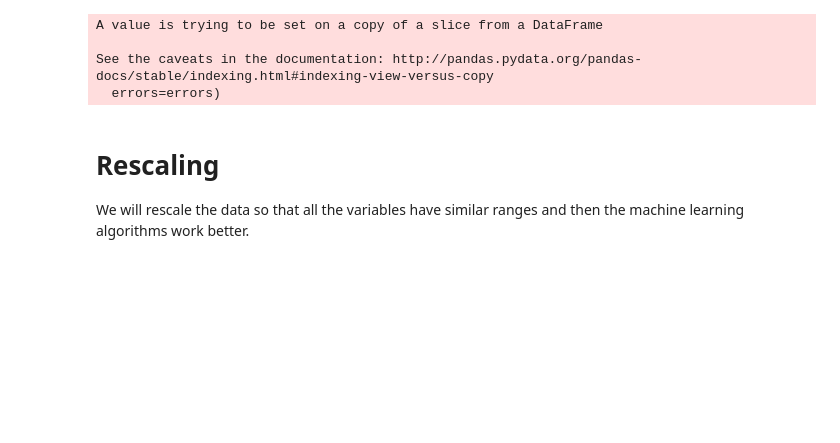
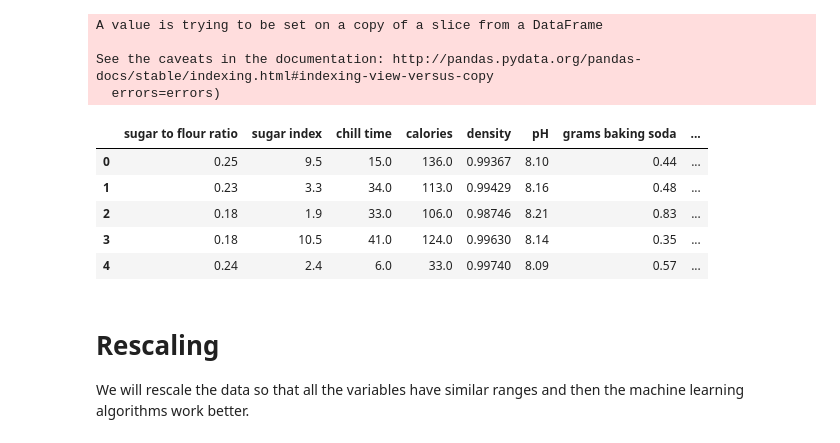
Before and after one commit to miquelpetit/Cookie-Flea-ML, a Jupyter notebook: our-code.ipynb, the cells around one changed output. Drawn from its saved outputs; the diff is of its cells as text; code cells hidden in the pictures; blank space fills up the shorter version.

```diff
--- a/our-code.ipynb
+++ b/our-code.ipynb
@@ -305,3 +307,12 @@ See the caveats in the documentation: http://pandas.pydata.org/pandas-docs/stabl
+# %%
+df_clean.head()
+# %% [output]
+|  | sugar to flour ratio | sugar index | chill time | calories | density | pH | grams baking soda | ... |
+| 0 | 0.25 | 9.5 | 15.0 | 136.0 | 0.99367 | 8.10 | 0.44 | ... |
+| 1 | 0.23 | 3.3 | 34.0 | 113.0 | 0.99429 | 8.16 | 0.48 | ... |
+| 2 | 0.18 | 1.9 | 33.0 | 106.0 | 0.98746 | 8.21 | 0.83 | ... |
+| 3 | 0.18 | 10.5 | 41.0 | 124.0 | 0.99630 | 8.14 | 0.35 | ... |
+| 4 | 0.24 | 2.4 | 6.0 | 33.0 | 0.99740 | 8.09 | 0.57 | ... |
 # %% [markdown]
 # Rescaling
 
```
Also changed, not shown: parts of 5 cells of this notebook, 1 other file.
